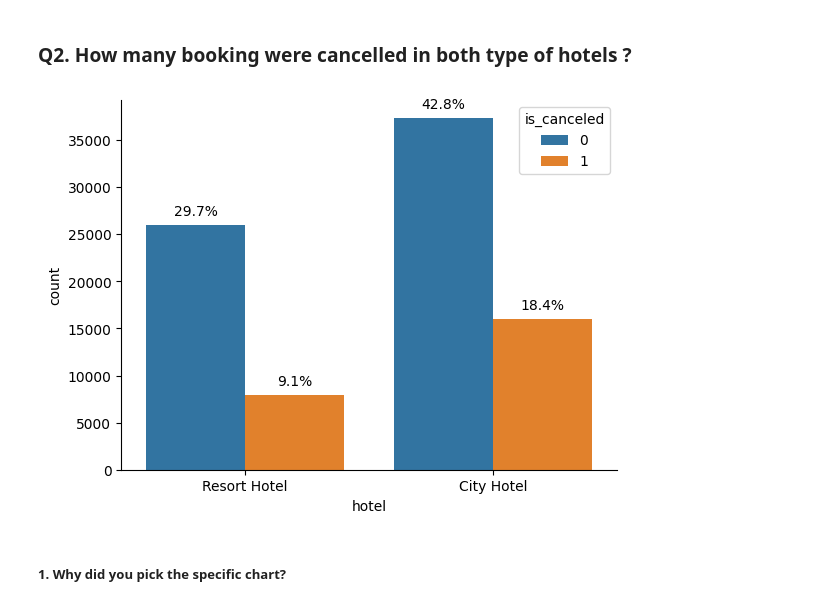
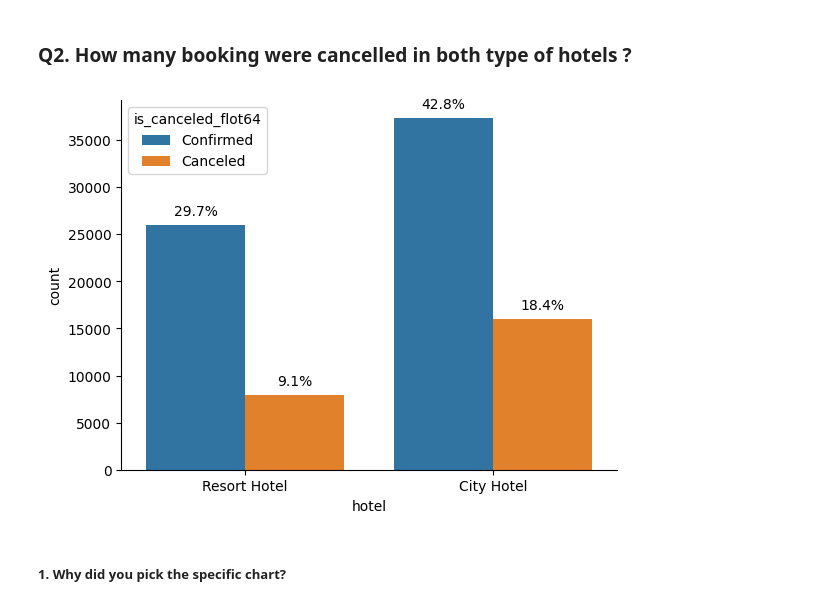
Before and after one commit to Pawanme9034/hotel_booking_EDA, a Jupyter notebook: Hotel_Booking_Analysis_EDA.ipynb, the cells around one changed output. Drawn from its saved outputs; the diff is of its cells as text; code cells hidden in the pictures.

```diff
--- a/Hotel_Booking_Analysis_EDA.ipynb
+++ b/Hotel_Booking_Analysis_EDA.ipynb
@@ -580,29 +583,29 @@ city hotel have more guest. need to find solution to attract moer guests for res
 # %%
 # Chart - 2 visualization code
 # plot a count chart from know booking cancelation
 # create countplot with hue
-ax = sns.countplot(data=hotel_booking_df, hue='is_canceled', x='hotel')
+ax = sns.countplot(data=hotel_booking_df, hue='is_canceled_flot64', x='hotel')
 
 # get total number of observations
 nobs = len(hotel_booking_df)
 
 # loop over bars
 for p in ax.patches:
     # get height and width of bar
     height = p.get_height()
     width = p.get_width()
     # calculate percentage
     percentage = 100 * height / nobs
     # format label as percentage
     label = f'{percentage:.1f}%'
     # add label to bar
     ax.text(x=p.get_x() + width/2, y=height+1000, s=label, ha='center')
 
 # show plot
 sns.despine()
 plt.show()
 # %% [output]
-[figure, old version]
+[figure, new version]
 # %% [markdown]
 ##### 1. Why did you pick the specific chart?
 # %% [markdown]
```
Also changed, not shown: parts of 6 cells of this notebook.
